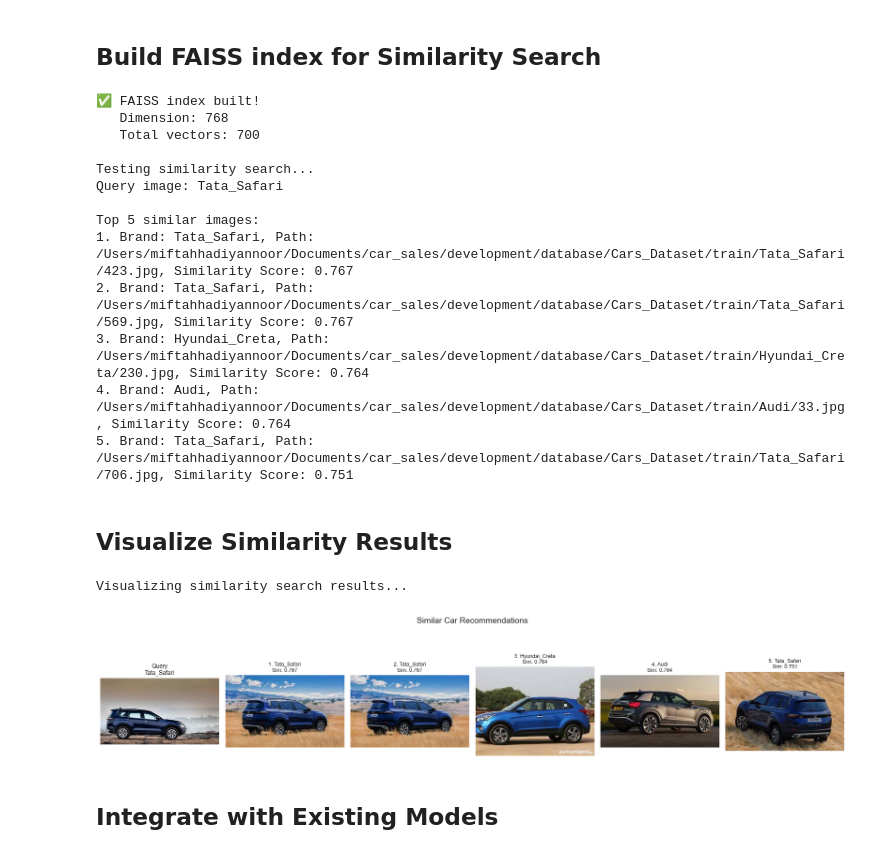
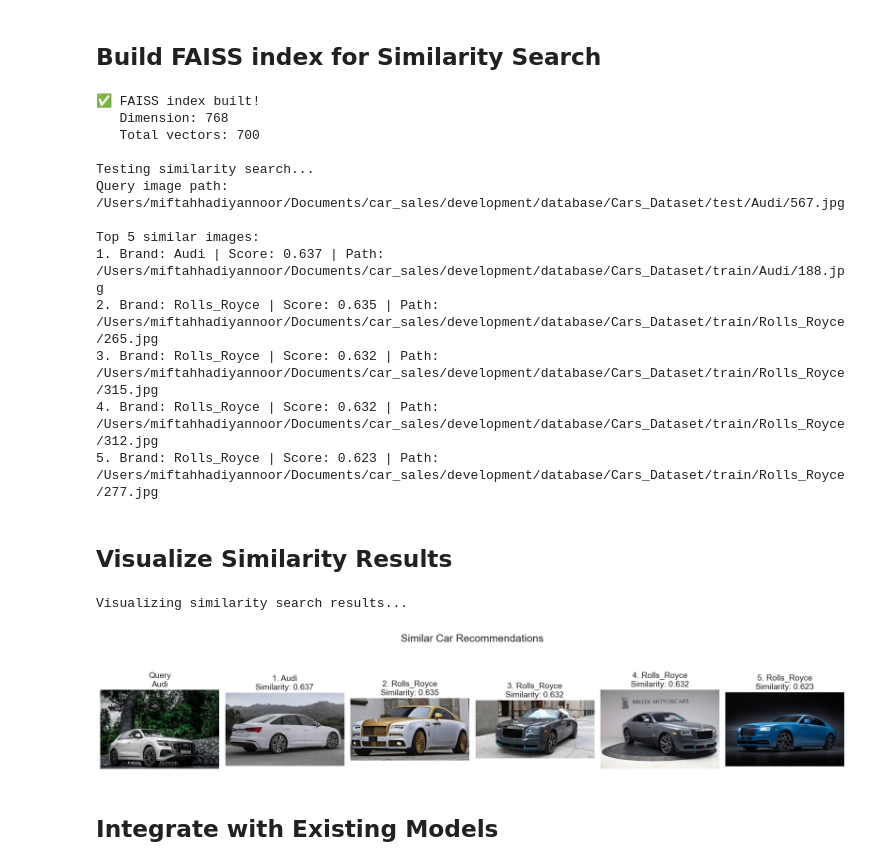
Before and after one commit to Mipjeiger/Car-sales-analytics-engineering, a Jupyter notebook: development/data_science/03_computer_vision..ipynb, the cells around one changed output. Drawn from its saved outputs; the diff is of its cells as text; code cells hidden in the pictures.

```diff
--- a/development/data_science/03_computer_vision..ipynb
+++ b/development/data_science/03_computer_vision..ipynb
@@ -363,10 +362,11 @@ Sample of extracted features:
 ## Build FAISS index for Similarity Search
 # %%
 class CarSimilaritySearch:
-    def __init__(self, feature_df, feature_matrix):
+    def __init__(self, feature_df, feature_matrix, extractor=None):
         self.feature_df = feature_df
         self.feature_matrix = feature_matrix
         self.dimension = feature_matrix.shape[1]
+        self.extractor = extractor  # Store extractor inside the class
 
         # Normalize features
         self._normalize_features()
@@ -381,7 +381,7 @@ class CarSimilaritySearch:
     def _normalize_features(self):
         """Normalize features to unit vectors for cosine similarity"""
         norms = np.linalg.norm(self.feature_matrix, axis=1, keepdims=True)
-        self.feature_matrix_norm = self.feature_matrix / (norms + 1e-8) # Avoid division by zero
+        self.feature_matrix_norm = self.feature_matrix / (norms + 1e-8)  # Avoid division by zero
 
     def _build_faiss_index(self):
         """Build FAISS index for fast similarity search"""
@@ -390,14 +390,14 @@ class CarSimilaritySearch:
 
     def search(self, query_features, k=5):
         """Search for similar images given query features"""
-        # Normalize query
+        # Normalize query vector
         query_norm = query_features / (np.linalg.norm(query_features) + 1e-8)
         query_norm = query_norm.reshape(1, -1).astype(np.float32)
 
-        # Search
+        # FAISS search
         distances, indices = self.index.search(query_norm, k)
 
-        # Get results
+        # Build results
         results = []
         for idx, score in zip(indices[0], distances[0]):
             if idx < len(self.feature_df):
@@ -405,85 +405,93 @@ class CarSimilaritySearch:
                     'path': self.feature_df.iloc[idx]['path'],
                     'brand': self.feature_df.iloc[idx]['brand'],
                     'similarity': float(score),
-                    'index': idx
+                    'index': int(idx)
                 })
 
         return results
 
     def search_by_image(self, image_path, k=5, extractor=None):
         """Search for similar images given an image path"""
-        features = extractor.extract_features(image_path)
-        if extractor is None:
-            raise ValueError("Extractor must be provided for image feature extraction.")
+        # Use passed extractor OR fallback to instance extractor
+        active_extractor = extractor or self.extractor
 
-        query_features = extractor.extract_features(image_path)
-        if query_features is None:
+        if active_extractor is None:
+            raise ValueError("❌ Extractor must be provided either at initialization or inside search_by_image().")
+
+        features = active_extractor.extract_features(image_path)
+
+        if features is None:
+            print(f"⚠️ Failed to extract features for {image_path}.")
             return []
 
-        return self.search(query_features, k=k)
+        return self.search(features, k=k)
 
-# Initialize similarity search
-similarity_search = CarSimilaritySearch(feature_df, image_features)
+# Initialize the similarity search
+similarity_search = CarSimilaritySearch(feature_df, image_features, extractor=extractor)
 
-# Test with a sample image
-test_image = test_images_df['path'].iloc[0]
+# Pick a random test image from test dataset
+test_image = test_images_df['path'].sample(1).iloc[0]
+
 print(f"\nTesting similarity search...")
-print(f"Query image: {Path(test_image).parent.name}")
-results = similarity_search.search_by_image(test_image, k=5, extractor=extractor)
+print(f"Query image path: {test_image}")
 
-print("\nTop 5 similar images:")
+# Run search without needeing to pass extractor every time
+results = similarity_search.search_by_image(test_image, k=5)
+
+# Results summary
+print(f"\nTop {len(results)} similar images:")
 for i, result in enumerate(results, 1):
-    print(f"{i}. Brand: {result['brand']}, Path: {result['path']}, Similarity Score: {result['similarity']:.3f}")
+    print(f"{i}. Brand: {result['brand']} | Score: {result['similarity']:.3f} | Path: {result['path']}")
 # %% [output]
 ✅ FAISS index built!
    Dimension: 768
    Total vectors: 700
 
 Testing similarity search...
-Query image: Tata_Safari
+Query image path: /Users/miftahhadiyannoor/Documents/car_sales/development/database/Cars_Dataset/test/Audi/567.jpg
 
 Top 5 similar images:
-1. Brand: Tata_Safari, Path: /Users/miftahhadiyannoor/Documents/car_sales/development/database/Cars_Dataset/train/Tata_Safari/423.jpg, Similarity Score: 0.767
-2. Brand: Tata_Safari, Path: /Users/miftahhadiyannoor/Documents/car_sales/development/database/Cars_Dataset/train/Tata_Safari/569.jpg, Similarity Score: 0.767
-3. Brand: Hyundai_Creta, Path: /Users/miftahhadiyannoor/Documents/car_sales/development/database/Cars_Dataset/train/Hyundai_Creta/230.jpg, Similarity Score: 0.764
-4. Brand: Audi, Path: /Users/miftahhadiyannoor/Documents/car_sales/development/database/Cars_Dataset/train/Audi/33.jpg, Similarity Score: 0.764
-5. Brand: Tata_Safari, Path: /Users/miftahhadiyannoor/Documents/car_sales/development/database/Cars_Dataset/train/Tata_Safari/706.jpg, Similarity Score: 0.751
+1. Brand: Audi | Score: 0.637 | Path: /Users/miftahhadiyannoor/Documents/car_sales/development/database/Cars_Dataset/train/Audi/188.jpg
+2. Brand: Rolls_Royce | Score: 0.635 | Path: /Users/miftahhadiyannoor/Documents/car_sales/development/database/Cars_Dataset/train/Rolls_Royce/265.jpg
+3. Brand: Rolls_Royce | Score: 0.632 | Path: /Users/miftahhadiyannoor/Documents/car_sales/development/database/Cars_Dataset/train/Rolls_Royce/315.jpg
+4. Brand: Rolls_Royce | Score: 0.632 | Path: /Users/miftahhadiyannoor/Documents/car_sales/development/database/Cars_Dataset/train/Rolls_Royce/312.jpg
+5. Brand: Rolls_Royce | Score: 0.623 | Path: /Users/miftahhadiyannoor/Documents/car_sales/development/database/Cars_Dataset/train/Rolls_Royce/277.jpg
 # %% [markdown]
 ## Visualize Similarity Results
 # %%
 def visualize_similarity(query_image, results, title="Similar Car Recommendations"):
     """Visualize similarity search results"""
 
     # Load query image
     query_img = Image.open(query_image).convert('RGB')
 
     # Create figure
     n_results = len(results)
     fig, axes = plt.subplots(1, n_results + 1, figsize=(3*(n_results+1), 4))
 
     # Display query
     axes[0].imshow(query_img)
-    axes[0].set_title(f"Query\n{Path(query_image).parent.name}", fontsize=10)
+    axes[0].set_title(f"Query\n{Path(query_image).parent.name}", fontsize=14)
     axes[0].axis('off')
 
     # Display results
     for i, result in enumerate(results, 1):
         img = Image.open(result['path']).convert('RGB')
         axes[i].imshow(img)
-        axes[i].set_title(f"{i}. {result['brand']}\nSim: {result['similarity']:.3f}",
-                         fontsize=9)
+        axes[i].set_title(f"{i}. {result['brand']}\nSimilarity: {result['similarity']:.3f}",
+                         fontsize=14)
         axes[i].axis('off')
 
-    plt.suptitle(title, fontsize=14, y=1.02)
+    plt.suptitle(title, fontsize=18, y=1.02)
     plt.tight_layout()
     plt.show()
 
 # Visualize results
 print("Visualizing similarity search results...")
 visualize_similarity(test_image, results)
 # %% [output]
 Visualizing similarity search results...
-[figure, old version]
+[figure, new version]
 # %% [markdown]
 ## Integrate with Existing Models
 # %%
```
Also changed, not shown: parts of 6 cells of this notebook.
